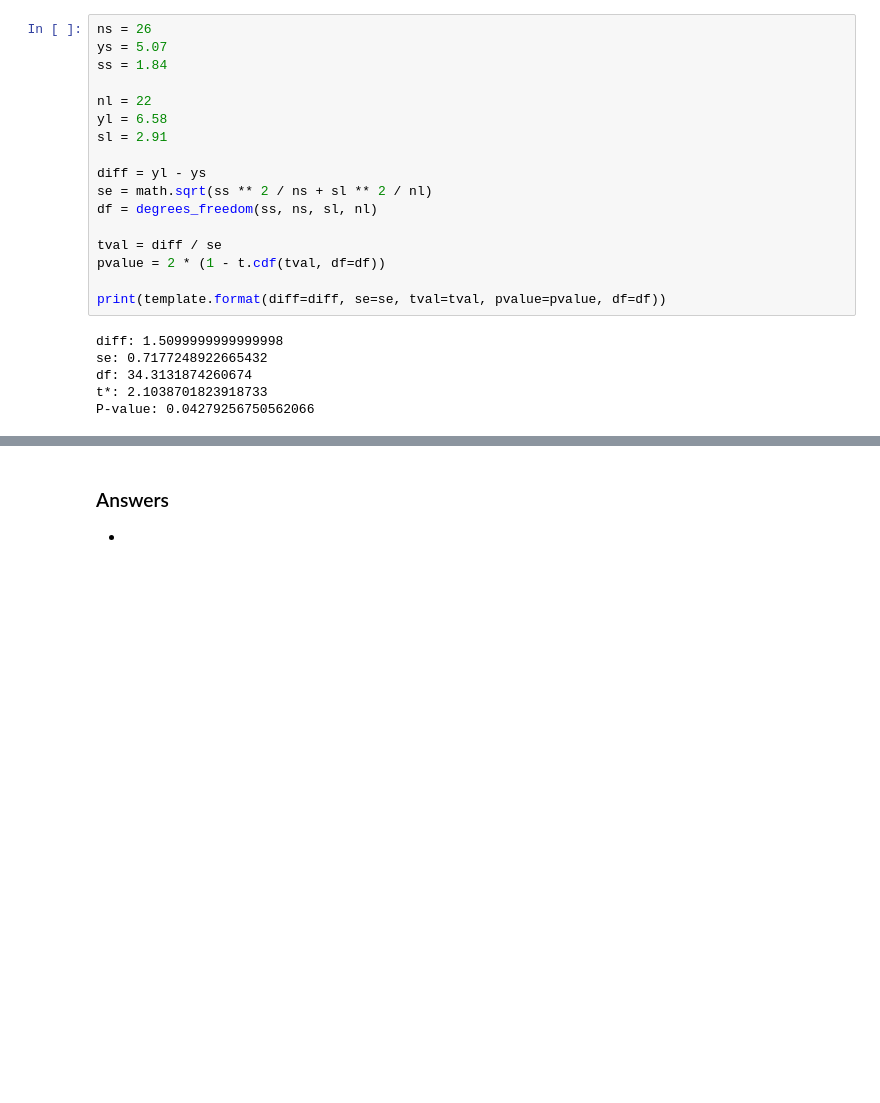
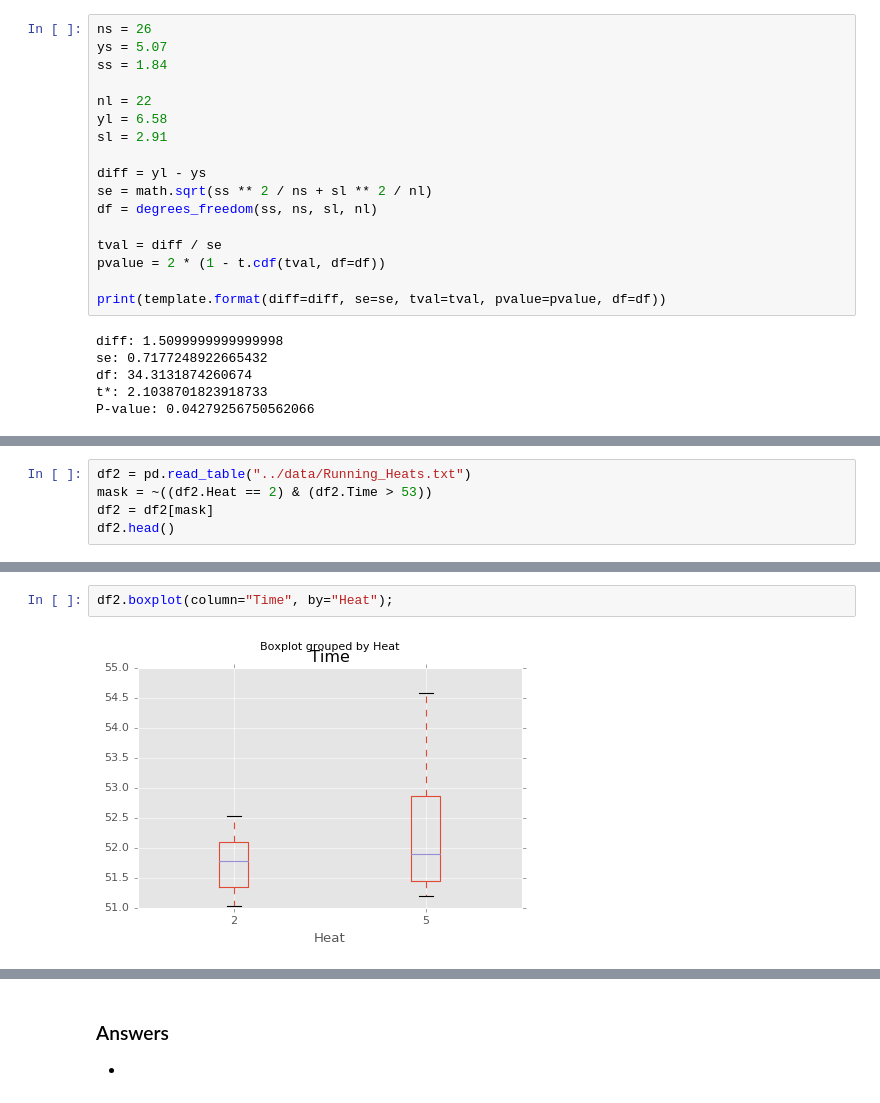
Before and after one commit to rickhaffey/stats-dvb, a Jupyter notebook: exercises/Chapter 24 - Exercises.ipynb, the cells around one changed output, grey strips where cells are left out. Cells and saved outputs as stored; diff of their text form; blank space fills up the shorter version.

```diff
--- a/exercises/Chapter 24 - Exercises.ipynb
+++ b/exercises/Chapter 24 - Exercises.ipynb
@@ -391,0 +483,5 @@ P-value: 0.04279256750562066
+# %%
+df2 = pd.read_table("../data/Running_Heats.txt")
+mask = ~((df2.Heat == 2) & (df2.Time > 53))
+df2 = df2[mask]
+df2.head()
@@ -391,0 +495,4 @@ P-value: 0.04279256750562066
+# %%
+df2.boxplot(column="Time", by="Heat");
+# %% [output]
+[figure, added]
```
Also changed, not shown: parts of 18 cells of this notebook.
